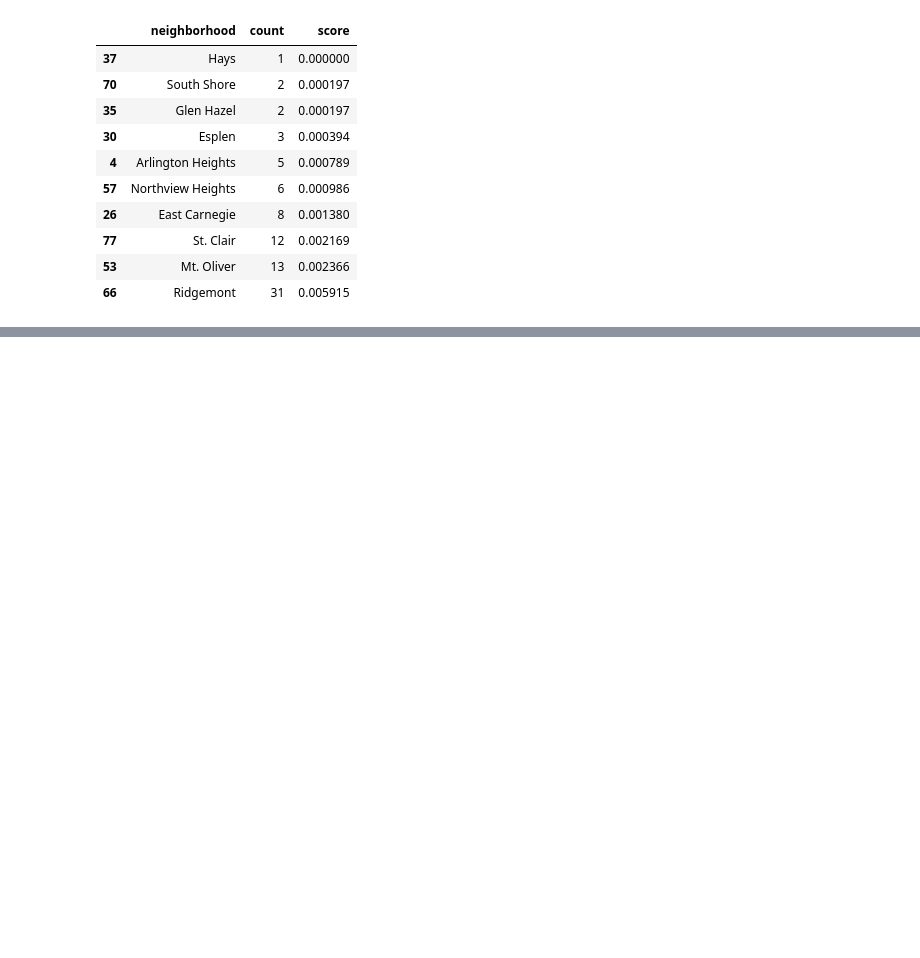
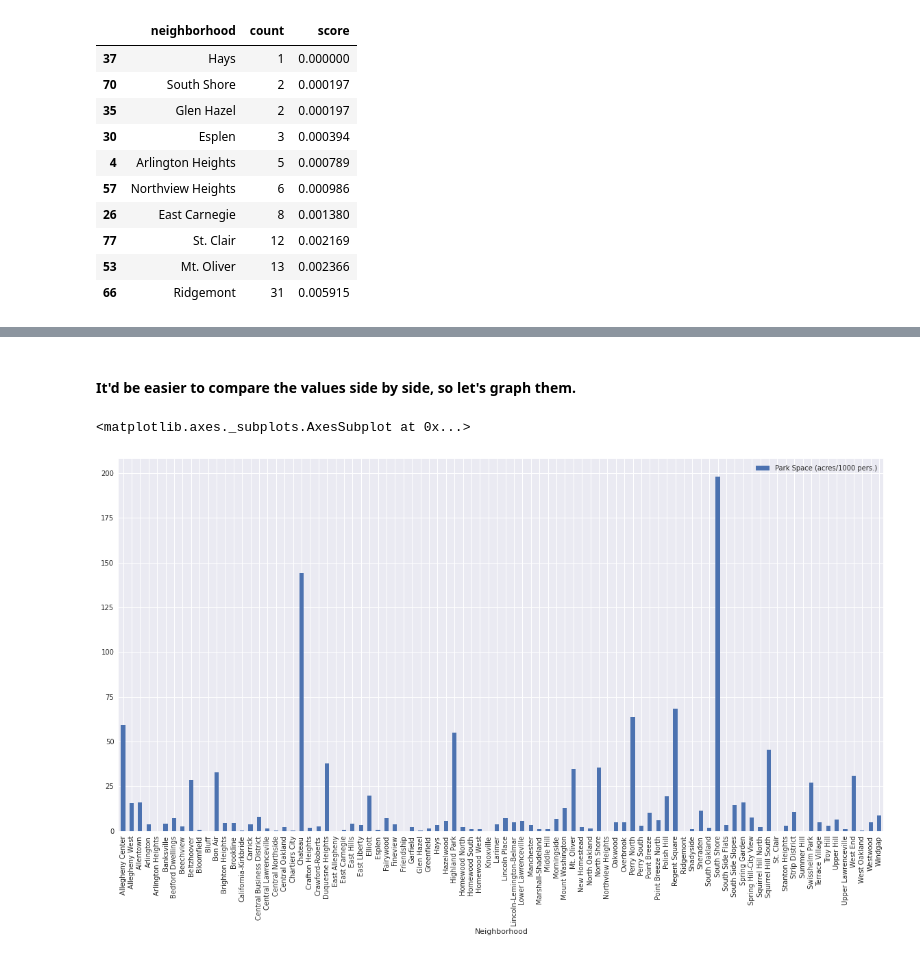
Before and after one commit to ocilical/big-ideas-final, a Jupyter notebook: main.ipynb, the cells around one changed output, grey strips where cells are left out. Saved outputs shown, nothing was run; the diff lists cells and outputs as text; code cells hidden in the pictures; blank space fills up the shorter version.

```diff
--- a/main.ipynb
+++ b/main.ipynb
@@ -97,0 +202,2 @@ treeCounts.sort_values(by="count", ascending=True).head(10)
+# %%
+natural_data = pd.read_csv("https://data.wprdc.org/dataset/40188e1c-6d2e-4f20-9391-607bd3054949/resource/14501cb9-308d-49ce-8bbb-7933ad703fe1/download/natural-environment-conditions.csv")
@@ -97,0 +223,9 @@ treeCounts.sort_values(by="count", ascending=True).head(10)
+# %% [markdown]
+#### It'd be easier to compare the values side by side, so let's graph them.
+# %%
+parkCounts = natural_data.groupby("Neighborhood").sum()["Park Space (acres/1000 pers.)"].to_frame().reset_index()
+parkCounts.columns = ["Neighborhood", "Park Space (acres/1000 pers.)"]
+parkCounts.plot(figsize= (20, 10), kind = "bar",x = "Neighborhood")
+# %% [output]
+<matplotlib.axes._subplots.AxesSubplot at 0x...>
+[figure, added]
```
Also changed, not shown: parts of 23 cells of this notebook, 1 other file.
